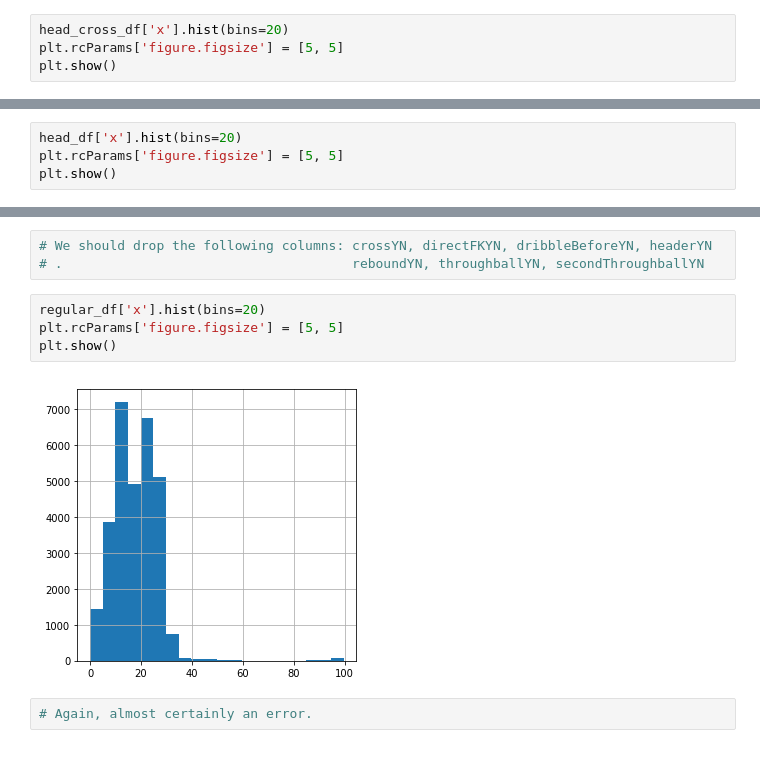
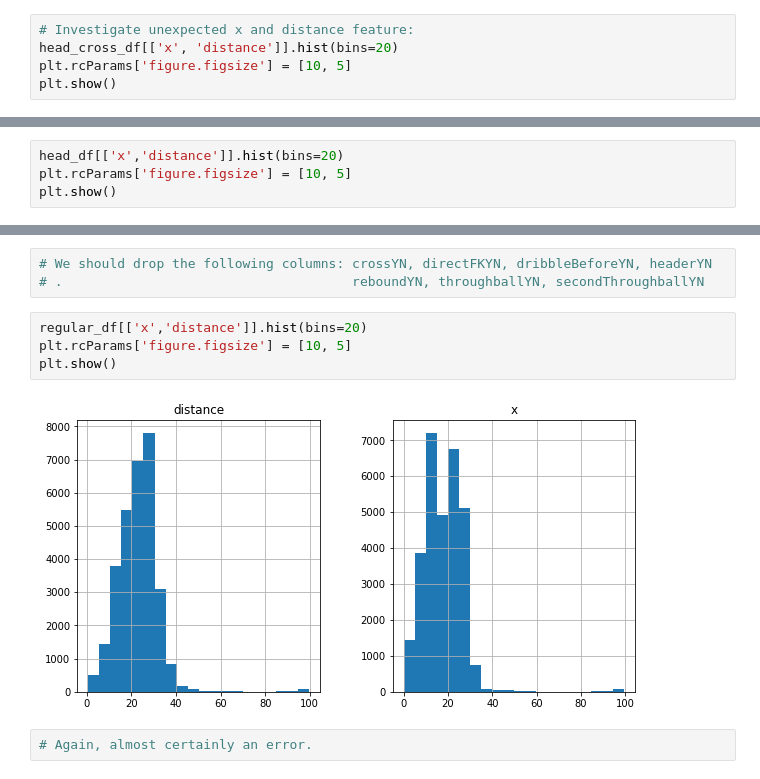
Before and after one commit to WaydeHerman/Expected_Goals, a Jupyter notebook: EDA.ipynb, the cells around one changed output, grey strips where cells are left out. Cells and saved outputs as stored; diff of their text form.

```diff
--- a/EDA.ipynb
+++ b/EDA.ipynb
@@ -54,7 +58,8 @@ plt.show()
 # We should drop the following columns: crossYN, directFKYN, dribbleKeeperYN, dribbleBeforeYN, headerYN
 # .                                     reboundYN, throughballYN, secondThroughballYN
 # %%
-head_cross_df['x'].hist(bins=20)
-plt.rcParams['figure.figsize'] = [5, 5]
+# Investigate unexpected x and distance feature:
+head_cross_df[['x', 'distance']].hist(bins=20)
+plt.rcParams['figure.figsize'] = [10, 5]
 plt.show()
 # %% [output]
@@ -118,7 +124,7 @@ plt.show()
 # We should drop the following columns: crossYN, directFKYN, dribbleKeeperYN, dribbleBeforeYN, headerYN
 # .                                     reboundYN, throughballYN, secondThroughballYN
 # %%
-head_df['x'].hist(bins=20)
-plt.rcParams['figure.figsize'] = [5, 5]
+head_df[['x','distance']].hist(bins=20)
+plt.rcParams['figure.figsize'] = [10, 5]
 plt.show()
 # %% [output]
@@ -158,10 +161,10 @@ plt.show()
 # We should drop the following columns: crossYN, directFKYN, dribbleBeforeYN, headerYN
 # .                                     reboundYN, throughballYN, secondThroughballYN
 # %%
-regular_df['x'].hist(bins=20)
-plt.rcParams['figure.figsize'] = [5, 5]
+regular_df[['x','distance']].hist(bins=20)
+plt.rcParams['figure.figsize'] = [10, 5]
 plt.show()
 # %% [output]
-[figure, old version]
+[figure, new version]
 # %%
 # Again, almost certainly an error.
```
Also changed, not shown: parts of 15 cells of this notebook.
